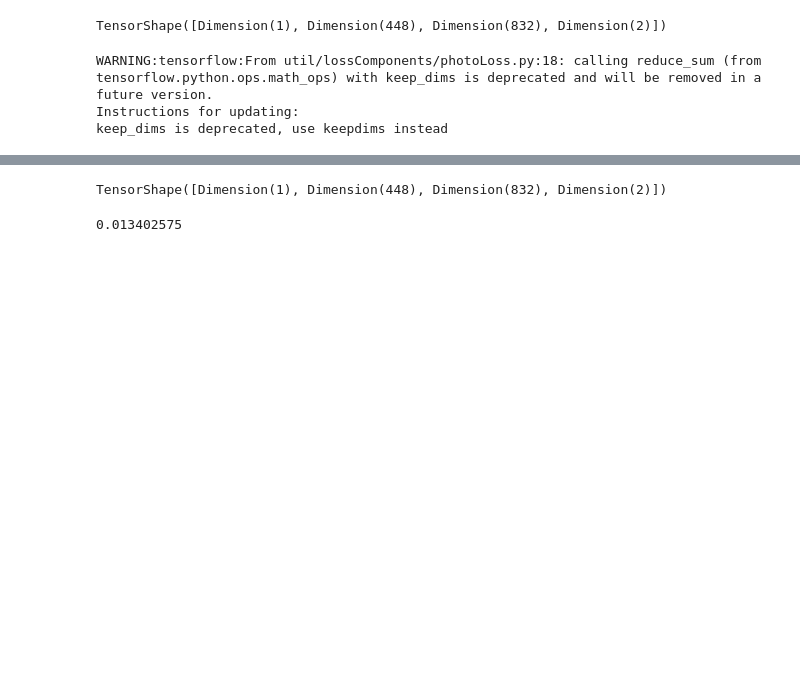
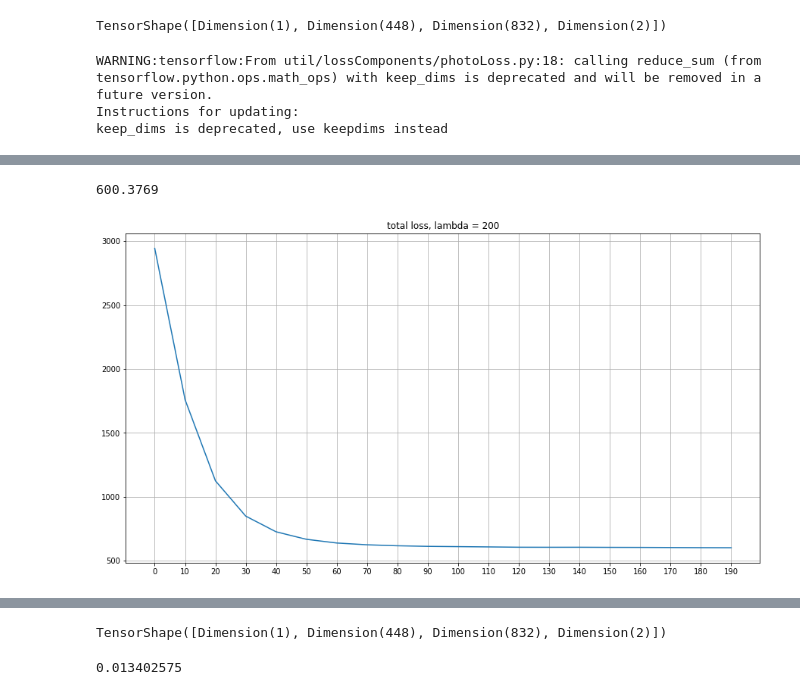
Before and after one commit to y788zhan/joint_seg_flow, a Jupyter notebook: src/shallow_ADM_train.ipynb, the cells around one changed output, grey strips where cells are left out. Saved outputs shown, nothing was run; the diff lists cells and outputs as text; code cells hidden in the pictures; blank space fills up the shorter version.

```diff
--- a/src/shallow_ADM_train.ipynb
+++ b/src/shallow_ADM_train.ipynb
@@ -249,0 +267,17 @@ Smooth loss from "network" without border: 0.019005
+# %%
+mLosses = np.array(mLosses)
+sLosses = np.array(sLosses)
+pLosses = np.array(pLosses)
+asLosses = np.array(asLosses)
+
+tLosses = pLosses + mLosses + lambda_ * sLosses
+# %%
+plt.figure(figsize=(15, 8))
+plt.plot(tLosses[:20])
+plt.grid()
+plt.title('total loss, lambda = 200')
+plt.xticks(range(20), np.arange(20) * 10)
+tLosses[20]
+# %% [output]
+600.3769
+[figure, added]
```
Also changed, not shown: parts of 13 cells of this notebook, 5 other files.
